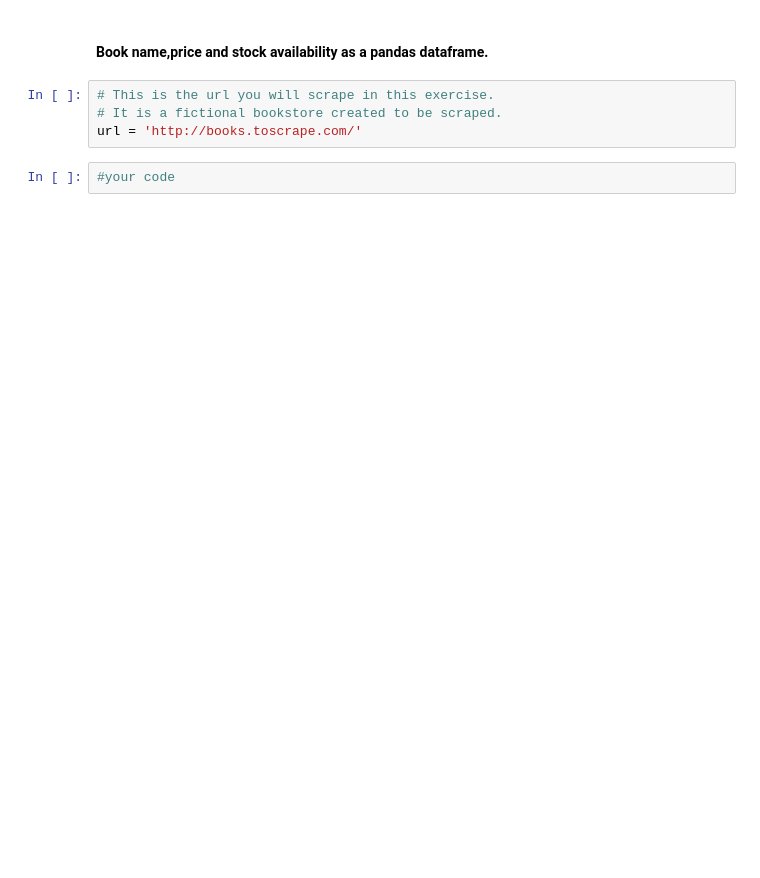
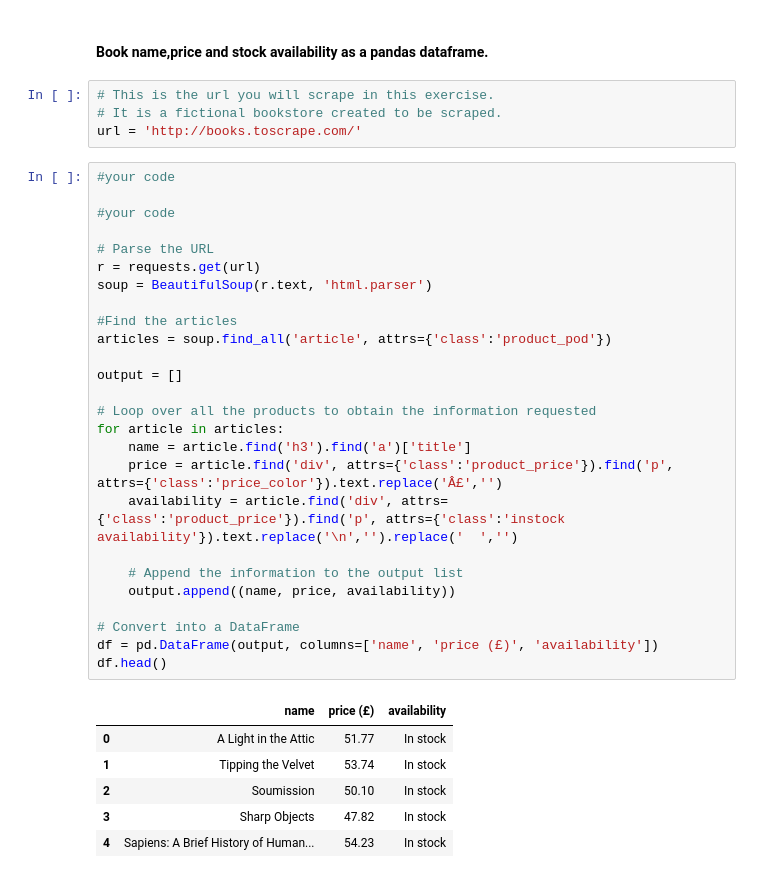
Before and after one commit to ironhack-bcn-data-pt/18-lab-web-scraping, a Jupyter notebook: your-code/main.ipynb, the cells around one changed output. Drawn from its saved outputs; the diff is of its cells as text; blank space fills up the shorter version.

```diff
--- a/your-code/main.ipynb
+++ b/your-code/main.ipynb
@@ -436,5 +525,36 @@ url = 'http://api.openweathermap.org/data/2.5/weather?'+'q='+city+'&APPID=b35975
 # This is the url you will scrape in this exercise.
 # It is a fictional bookstore created to be scraped.
 url = 'http://books.toscrape.com/'
-# %%
-#your code
+# %%
+#your code
+
+#your code
+
+# Parse the URL
+r = requests.get(url)
+soup = BeautifulSoup(r.text, 'html.parser')
+
+#Find the articles
+articles = soup.find_all('article', attrs={'class':'product_pod'})
+
+output = []
+
+# Loop over all the products to obtain the information requested
+for article in articles:
+    name = article.find('h3').find('a')['title']
+    price = article.find('div', attrs={'class':'product_price'}).find('p', attrs={'class':'price_color'}).text.replace('Â£','')
+    availability = article.find('div', attrs={'class':'product_price'}).find('p', attrs={'class':'instock availability'}).text.replace('\n','').replace('  ','')
+
+    # Append the information to the output list
+    output.append((name, price, availability))
+
+# Convert into a DataFrame
+df = pd.DataFrame(output, columns=['name', 'price (£)', 'availability'])
+df.head()
+# %% [output]
+|  | name | price (£) | availability |
+| 0 | A Light in the Attic | 51.77 | In stock |
+| 1 | Tipping the Velvet | 53.74 | In stock |
+| 2 | Soumission | 50.10 | In stock |
+| 3 | Sharp Objects | 47.82 | In stock |
+| 4 | Sapiens: A Brief History of Human... | 54.23 | In stock |
```
Also changed, not shown: parts of 7 cells of this notebook.
